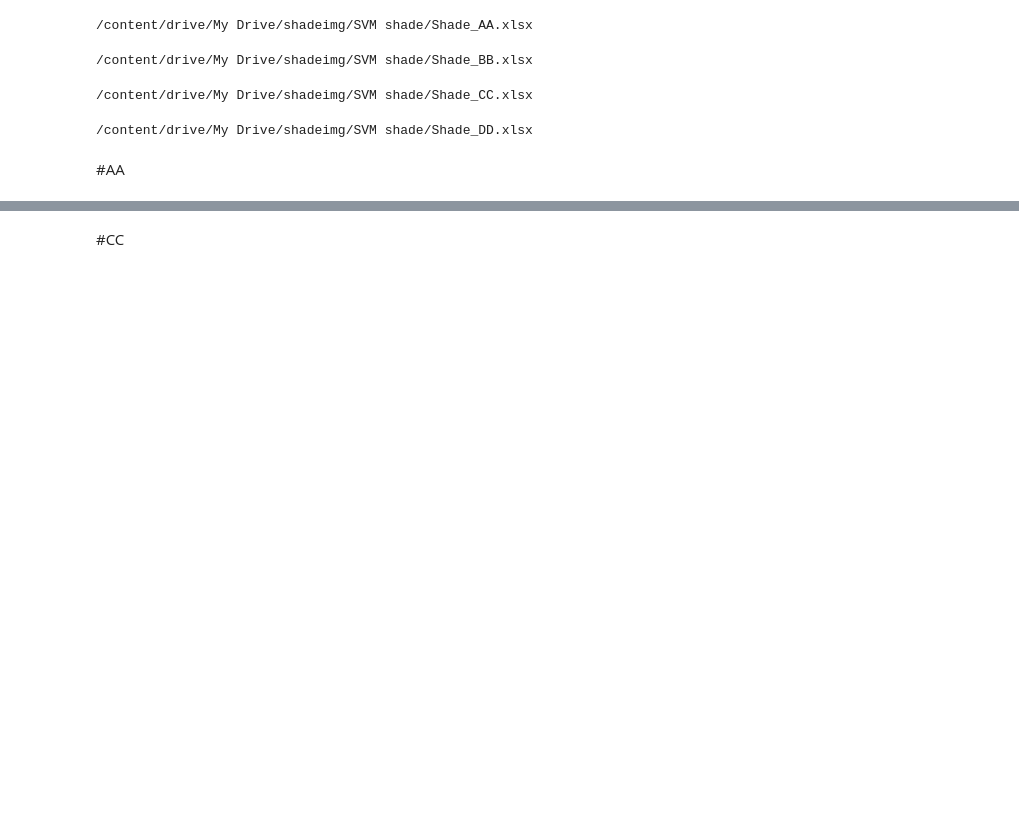
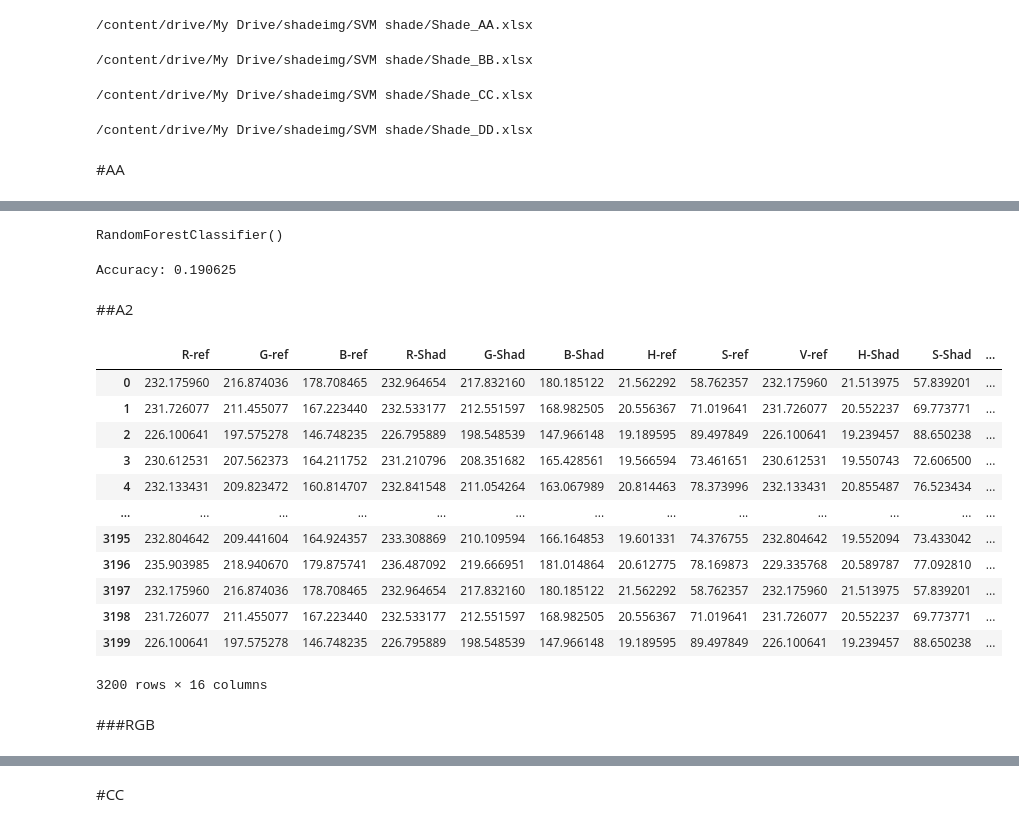
Before and after one commit to Kggzzz/Project_2021_matchingcolor, a Jupyter notebook: RDF.ipynb, the cells around one changed output, grey strips where cells are left out. Saved outputs shown, nothing was run; the diff lists cells and outputs as text; code cells hidden in the pictures; blank space fills up the shorter version.

```diff
--- a/RDF.ipynb
+++ b/RDF.ipynb
@@ -56,0 +112,4 @@ from sklearn.ensemble import RandomForestClassifier
+# %%
+clf.fit(X_train_A1_HSV, y_train_A1_HSV)
+# %% [output]
+RandomForestClassifier()
@@ -56,0 +118,25 @@ from sklearn.ensemble import RandomForestClassifier
+# %%
+print("Accuracy:", metrics.accuracy_score(y_test_A1_HSV, y_pred_A1_HSV))
+# %% [output]
+Accuracy: 0.190625
+# %% [markdown]
+##A2
+# %%
+table_A2= pd.read_excel(AA, sheet_name='A2')
+table_A2
+# %% [output]
+|  | R-ref | G-ref | B-ref | R-Shad | G-Shad | B-Shad | H-ref | S-ref | V-ref | H-Shad | S-Shad | ... |
+| 0 | 232.175960 | 216.874036 | 178.708465 | 232.964654 | 217.832160 | 180.185122 | 21.562292 | 58.762357 | 232.175960 | 21.513975 | 57.839201 | ... |
+| 1 | 231.726077 | 211.455077 | 167.223440 | 232.533177 | 212.551597 | 168.982505 | 20.556367 | 71.019641 | 231.726077 | 20.552237 | 69.773771 | ... |
+| 2 | 226.100641 | 197.575278 | 146.748235 | 226.795889 | 198.548539 | 147.966148 | 19.189595 | 89.497849 | 226.100641 | 19.239457 | 88.650238 | ... |
+| 3 | 230.612531 | 207.562373 | 164.211752 | 231.210796 | 208.351682 | 165.428561 | 19.566594 | 73.461651 | 230.612531 | 19.550743 | 72.606500 | ... |
+| 4 | 232.133431 | 209.823472 | 160.814707 | 232.841548 | 211.054264 | 163.067989 | 20.814463 | 78.373996 | 232.133431 | 20.855487 | 76.523434 | ... |
+| ... | ... | ... | ... | ... | ... | ... | ... | ... | ... | ... | ... | ... |
+| 3195 | 232.804642 | 209.441604 | 164.924357 | 233.308869 | 210.109594 | 166.164853 | 19.601331 | 74.376755 | 232.804642 | 19.552094 | 73.433042 | ... |
+| 3196 | 235.903985 | 218.940670 | 179.875741 | 236.487092 | 219.666951 | 181.014864 | 20.612775 | 78.169873 | 229.335768 | 20.589787 | 77.092810 | ... |
+| 3197 | 232.175960 | 216.874036 | 178.708465 | 232.964654 | 217.832160 | 180.185122 | 21.562292 | 58.762357 | 232.175960 | 21.513975 | 57.839201 | ... |
+| 3198 | 231.726077 | 211.455077 | 167.223440 | 232.533177 | 212.551597 | 168.982505 | 20.556367 | 71.019641 | 231.726077 | 20.552237 | 69.773771 | ... |
+| 3199 | 226.100641 | 197.575278 | 146.748235 | 226.795889 | 198.548539 | 147.966148 | 19.189595 | 89.497849 | 226.100641 | 19.239457 | 88.650238 | ... |
+3200 rows × 16 columns
+# %% [markdown]
+###RGB
```
Also changed, not shown: parts of 318 cells of this notebook.
